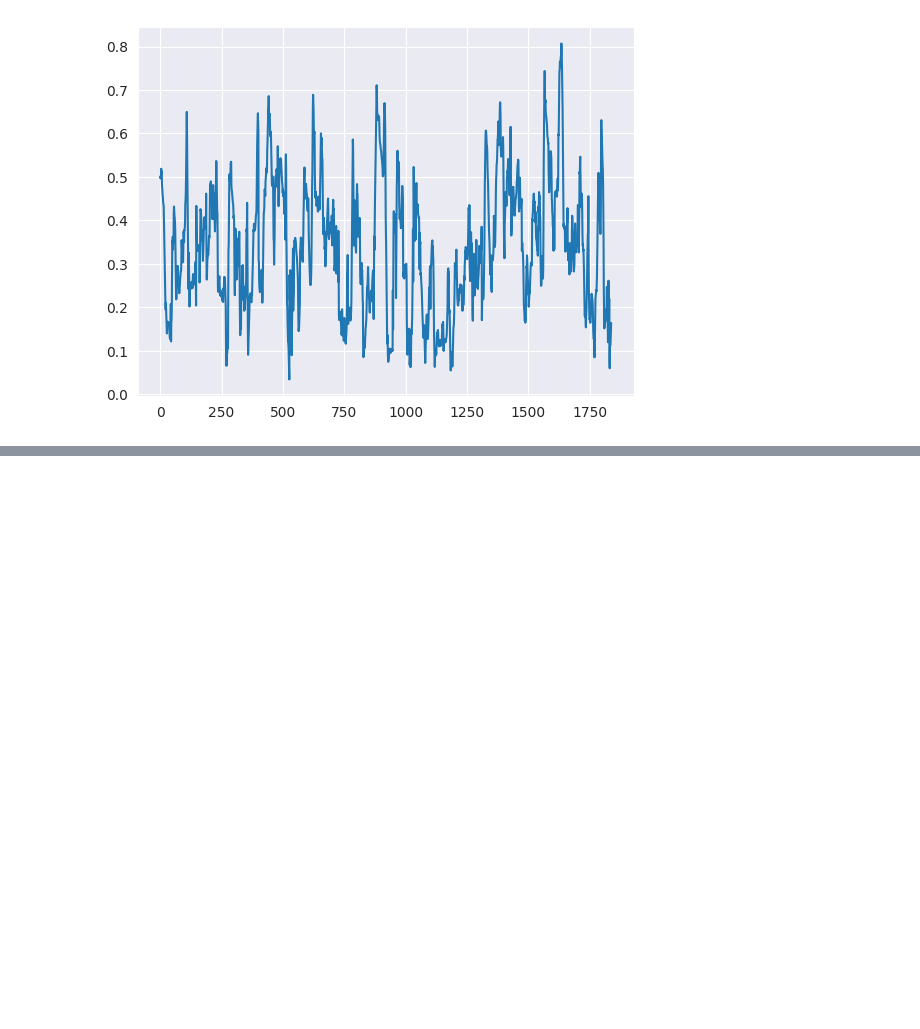
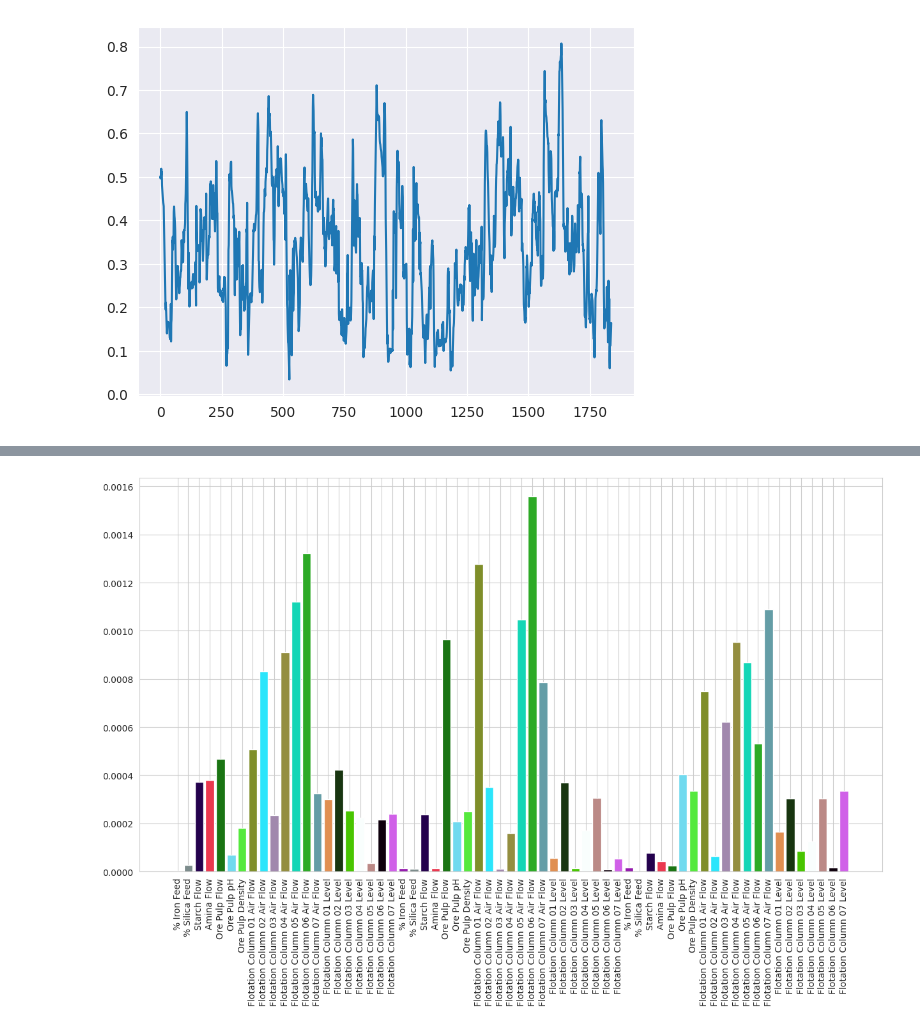
Before and after one commit to aminuldidar/ADAML-Project-Work, a Jupyter notebook: modeling.ipynb, the cells around one changed output, grey strips where cells are left out. Cells and saved outputs as stored; diff of their text form; code cells hidden in the pictures; blank space fills up the shorter version.

```diff
--- a/modeling.ipynb
+++ b/modeling.ipynb
@@ -272 +394,12 @@ plt.show()
+# %%
+color = [np.random.choice(range(256), size=3) / 256. for _ in range(df_array.shape[1] - 1)]
+
+fig, ax = plt.subplots(figsize=(15, 8))
+ax.bar(range(1, np.mean(np.array(coeffs), axis=0).shape[0] + 1),
+        np.abs(np.mean(np.array(coeffs), axis=0)), color=color)
+ax.set_xticks(range(1, np.mean(np.array(coeffs), axis=0).shape[0] + 1))
+ax.set_xticklabels(list(df.columns[:-1]) * 3, rotation="vertical")
+plt.show()
+# %% [output]
+[figure, added]
 # %%
```
Also changed, not shown: parts of 8 cells of this notebook, 1 other file.
